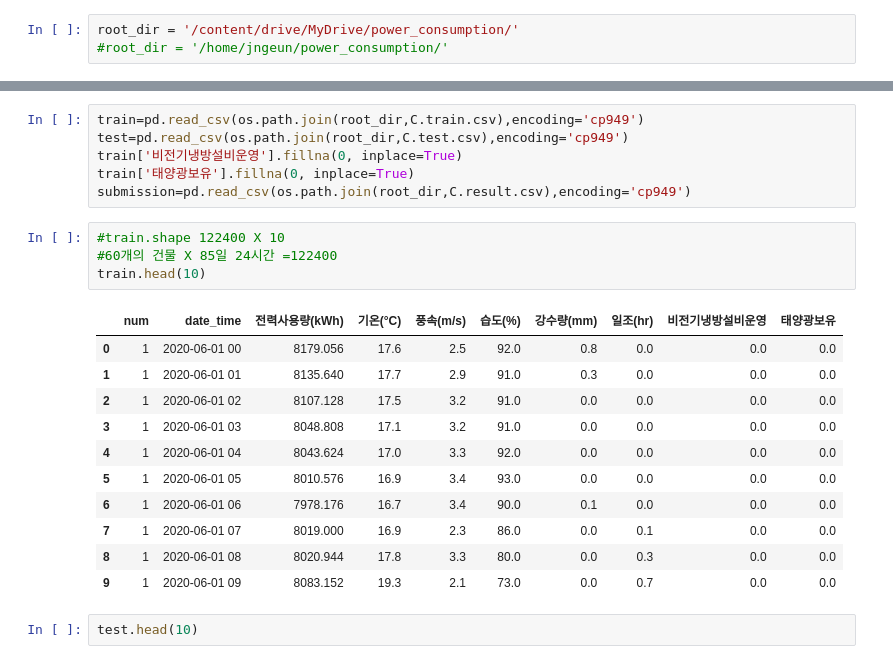
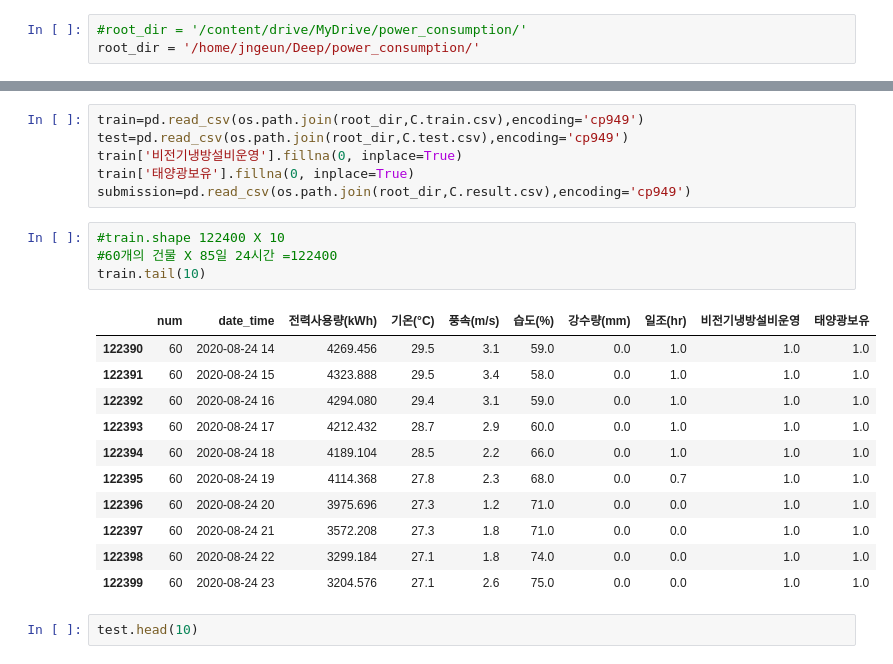
Before and after one commit to impactWhey-KSW/Deep, a Jupyter notebook: power_consumption/power_consumption.ipynb, the cells around one changed output, grey strips where cells are left out. Drawn from its saved outputs; the diff is of its cells as text.

```diff
--- a/power_consumption/power_consumption.ipynb
+++ b/power_consumption/power_consumption.ipynb
@@ -18,8 +25,8 @@ drive.mount('/content/drive', force_remount=True)
 # %% [output]
 Mounted at /content/drive
 # %%
-root_dir = '/content/drive/MyDrive/power_consumption/'
-#root_dir = '/home/jngeun/power_consumption/'
+#root_dir = '/content/drive/MyDrive/power_consumption/'
+root_dir = '/home/jngeun/Deep/power_consumption/'
 # %%
 with open(os.path.join(root_dir,'config.yaml'), "r") as f:
   C = EasyDict(yaml.load(f, yaml.FullLoader))
@@ -32,19 +39,19 @@ submission=pd.read_csv(os.path.join(root_dir,C.result.csv),encoding='cp949')
 # %%
 #train.shape 122400 X 10
 #60개의 건물 X 85일 24시간 =122400
-train.head(10)
+train.tail(10)
 # %% [output]
 |  | num | date_time | 전력사용량(kWh) | 기온(°C) | 풍속(m/s) | 습도(%) | 강수량(mm) | 일조(hr) | 비전기냉방설비운영 | 태양광보유 |
-| 0 | 1 | 2020-06-01 00 | 8179.056 | 17.6 | 2.5 | 92.0 | 0.8 | 0.0 | 0.0 | 0.0 |
-| 1 | 1 | 2020-06-01 01 | 8135.640 | 17.7 | 2.9 | 91.0 | 0.3 | 0.0 | 0.0 | 0.0 |
-| 2 | 1 | 2020-06-01 02 | 8107.128 | 17.5 | 3.2 | 91.0 | 0.0 | 0.0 | 0.0 | 0.0 |
-| 3 | 1 | 2020-06-01 03 | 8048.808 | 17.1 | 3.2 | 91.0 | 0.0 | 0.0 | 0.0 | 0.0 |
-| 4 | 1 | 2020-06-01 04 | 8043.624 | 17.0 | 3.3 | 92.0 | 0.0 | 0.0 | 0.0 | 0.0 |
-| 5 | 1 | 2020-06-01 05 | 8010.576 | 16.9 | 3.4 | 93.0 | 0.0 | 0.0 | 0.0 | 0.0 |
-| 6 | 1 | 2020-06-01 06 | 7978.176 | 16.7 | 3.4 | 90.0 | 0.1 | 0.0 | 0.0 | 0.0 |
-| 7 | 1 | 2020-06-01 07 | 8019.000 | 16.9 | 2.3 | 86.0 | 0.0 | 0.1 | 0.0 | 0.0 |
-| 8 | 1 | 2020-06-01 08 | 8020.944 | 17.8 | 3.3 | 80.0 | 0.0 | 0.3 | 0.0 | 0.0 |
-| 9 | 1 | 2020-06-01 09 | 8083.152 | 19.3 | 2.1 | 73.0 | 0.0 | 0.7 | 0.0 | 0.0 |
+| 122390 | 60 | 2020-08-24 14 | 4269.456 | 29.5 | 3.1 | 59.0 | 0.0 | 1.0 | 1.0 | 1.0 |
+| 122391 | 60 | 2020-08-24 15 | 4323.888 | 29.5 | 3.4 | 58.0 | 0.0 | 1.0 | 1.0 | 1.0 |
+| 122392 | 60 | 2020-08-24 16 | 4294.080 | 29.4 | 3.1 | 59.0 | 0.0 | 1.0 | 1.0 | 1.0 |
+| 122393 | 60 | 2020-08-24 17 | 4212.432 | 28.7 | 2.9 | 60.0 | 0.0 | 1.0 | 1.0 | 1.0 |
+| 122394 | 60 | 2020-08-24 18 | 4189.104 | 28.5 | 2.2 | 66.0 | 0.0 | 1.0 | 1.0 | 1.0 |
+| 122395 | 60 | 2020-08-24 19 | 4114.368 | 27.8 | 2.3 | 68.0 | 0.0 | 0.7 | 1.0 | 1.0 |
+| 122396 | 60 | 2020-08-24 20 | 3975.696 | 27.3 | 1.2 | 71.0 | 0.0 | 0.0 | 1.0 | 1.0 |
+| 122397 | 60 | 2020-08-24 21 | 3572.208 | 27.3 | 1.8 | 71.0 | 0.0 | 0.0 | 1.0 | 1.0 |
+| 122398 | 60 | 2020-08-24 22 | 3299.184 | 27.1 | 1.8 | 74.0 | 0.0 | 0.0 | 1.0 | 1.0 |
+| 122399 | 60 | 2020-08-24 23 | 3204.576 | 27.1 | 2.6 | 75.0 | 0.0 | 0.0 | 1.0 | 1.0 |
 # %%
 test.head(10)
 # %% [output]
```
Also changed, not shown: parts of 16 cells of this notebook.
